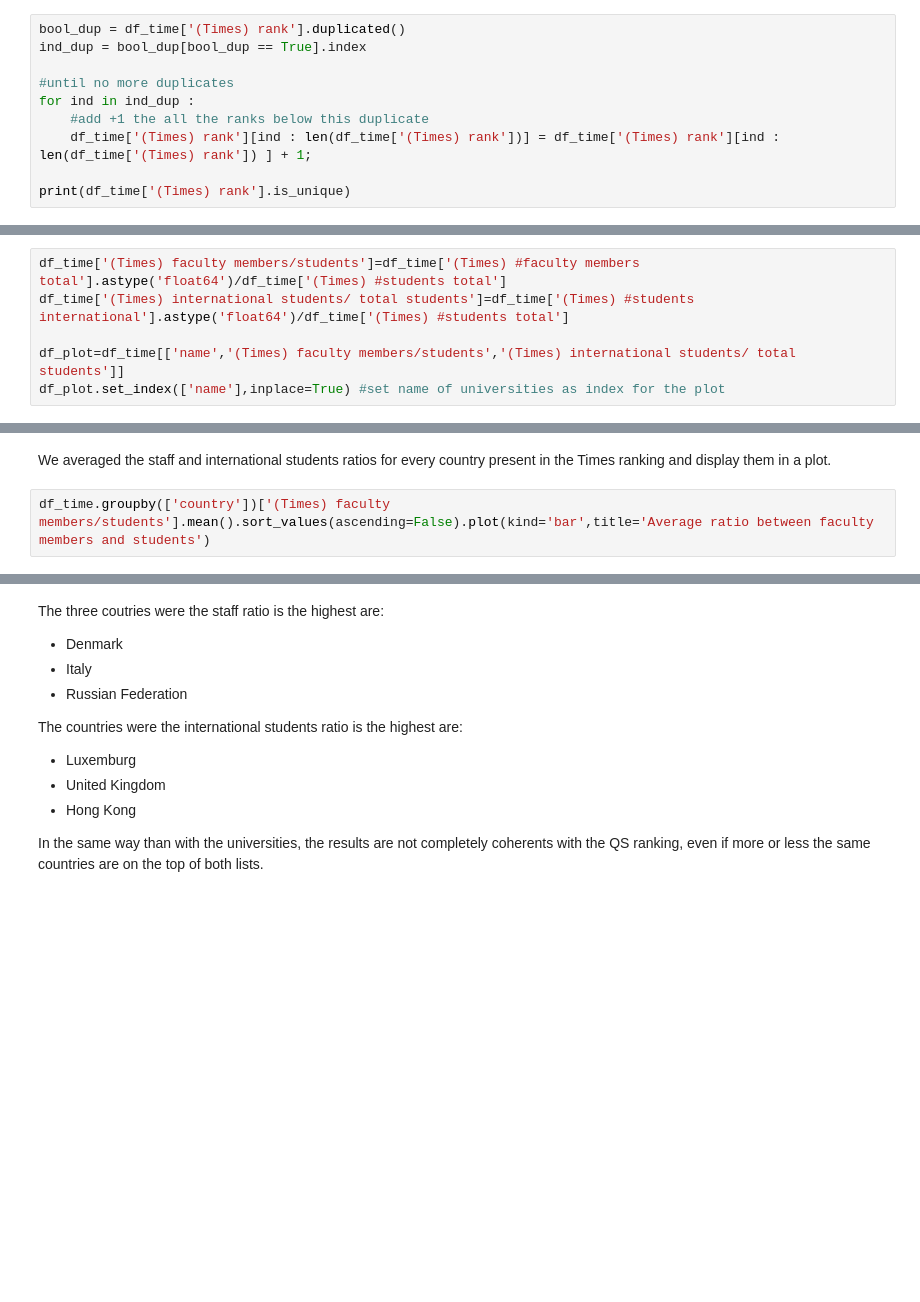
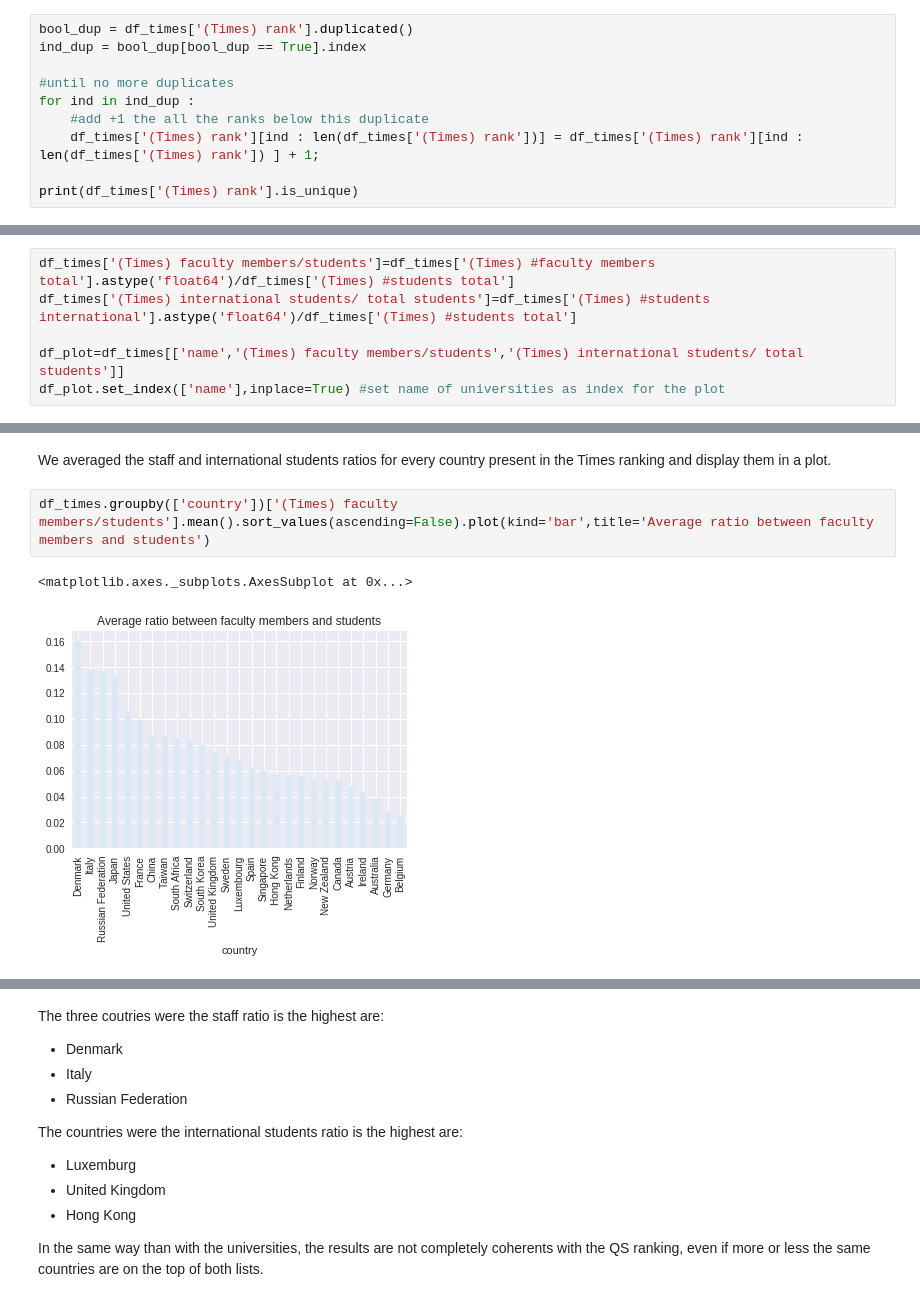
Before and after one commit to sbeuret/ADAProject_Bacsa_Beuret_Santarelli, a Jupyter notebook: 02 - Data from the Web/Homework 2.ipynb, the cells around one changed output, grey strips where cells are left out. Drawn from its saved outputs; the diff is of its cells as text; blank space fills up the shorter version.

```diff
--- a/02 - Data from the Web/Homework 2.ipynb
+++ b/02 - Data from the Web/Homework 2.ipynb
@@ -277,12 +342,12 @@ df_times.head()
 # %% [markdown]
 Similarly to the QS dataset, we removed the duplicated rank in the list, and verified that they are unique.
 # %%
-bool_dup = df_time['(Times) rank'].duplicated()
+bool_dup = df_times['(Times) rank'].duplicated()
 ind_dup = bool_dup[bool_dup == True].index
 
 #until no more duplicates
 for ind in ind_dup :
     #add +1 the all the ranks below this duplicate
-    df_time['(Times) rank'][ind : len(df_time['(Times) rank'])] = df_time['(Times) rank'][ind : len(df_time['(Times) rank']) ] + 1;
+    df_times['(Times) rank'][ind : len(df_times['(Times) rank'])] = df_times['(Times) rank'][ind : len(df_times['(Times) rank']) ] + 1;
 
-print(df_time['(Times) rank'].is_unique)
+print(df_times['(Times) rank'].is_unique)
@@ -291,10 +358,10 @@ print(df_time['(Times) rank'].is_unique)
 # %% [markdown]
 We displayed the ratios between the faculty members and students for the 10 first universities.
 # %%
-df_time['(Times) faculty members/students']=df_time['(Times) #faculty members total'].astype('float64')/df_time['(Times) #students total']
-df_time['(Times) international students/ total students']=df_time['(Times) #students international'].astype('float64')/df_time['(Times) #students total']
+df_times['(Times) faculty members/students']=df_times['(Times) #faculty members total'].astype('float64')/df_times['(Times) #students total']
+df_times['(Times) international students/ total students']=df_times['(Times) #students international'].astype('float64')/df_times['(Times) #students total']
 
-df_plot=df_time[['name','(Times) faculty members/students','(Times) international students/ total students']]
+df_plot=df_times[['name','(Times) faculty members/students','(Times) international students/ total students']]
 df_plot.set_index(['name'],inplace=True) #set name of universities as index for the plot
 # %%
 df_plot.sort_values('(Times) faculty members/students',ascending=False)['(Times) faculty members/students'].head(10).plot(kind='bar', title='Ratio between faculty members and students')
@@ -317,5 +390,8 @@ We can see that it is different from the universities obtained with the QS ranki
 # %% [markdown]
 We averaged the staff and international students ratios for every country present in the Times ranking and display them in a plot.
 # %%
-df_time.groupby(['country'])['(Times) faculty members/students'].mean().sort_values(ascending=False).plot(kind='bar',title='Average ratio between faculty members and students')
+df_times.groupby(['country'])['(Times) faculty members/students'].mean().sort_values(ascending=False).plot(kind='bar',title='Average ratio between faculty members and students')
+# %% [output]
+<matplotlib.axes._subplots.AxesSubplot at 0x...>
+[figure, added]
 # %%
```
Also changed, not shown: parts of 34 cells of this notebook.
